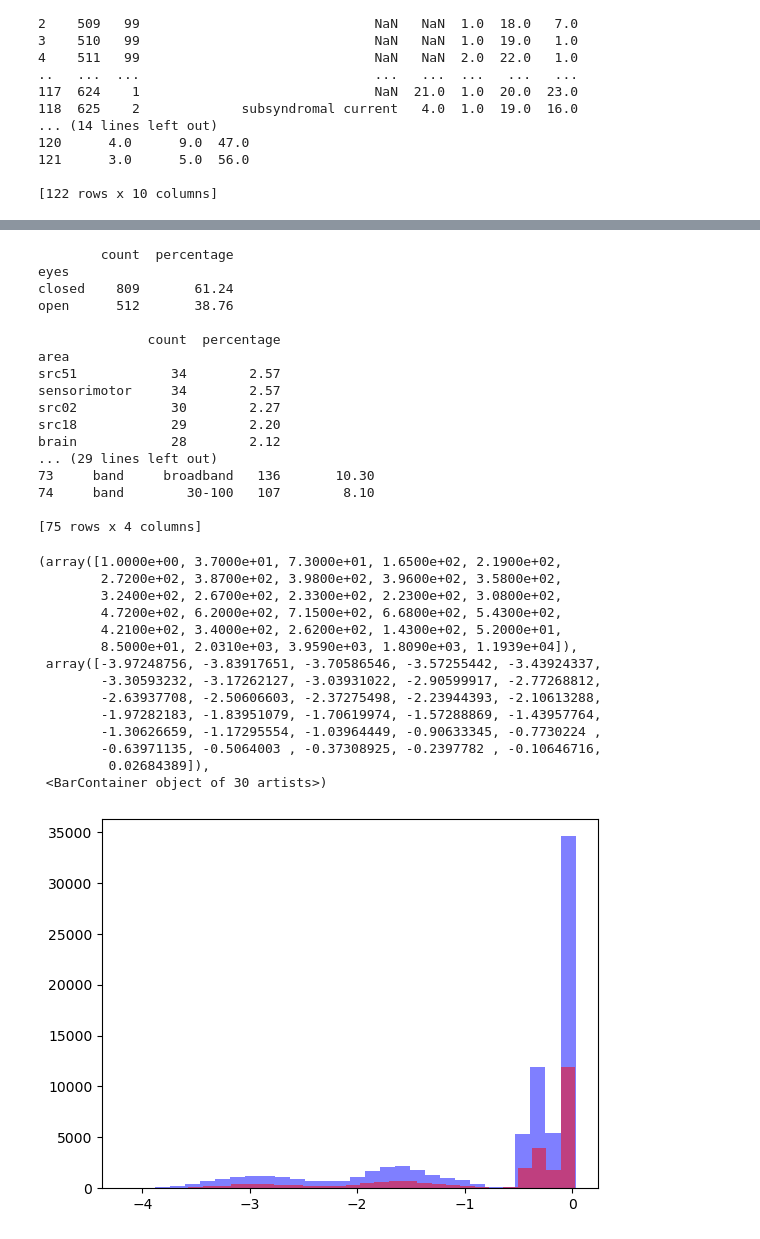
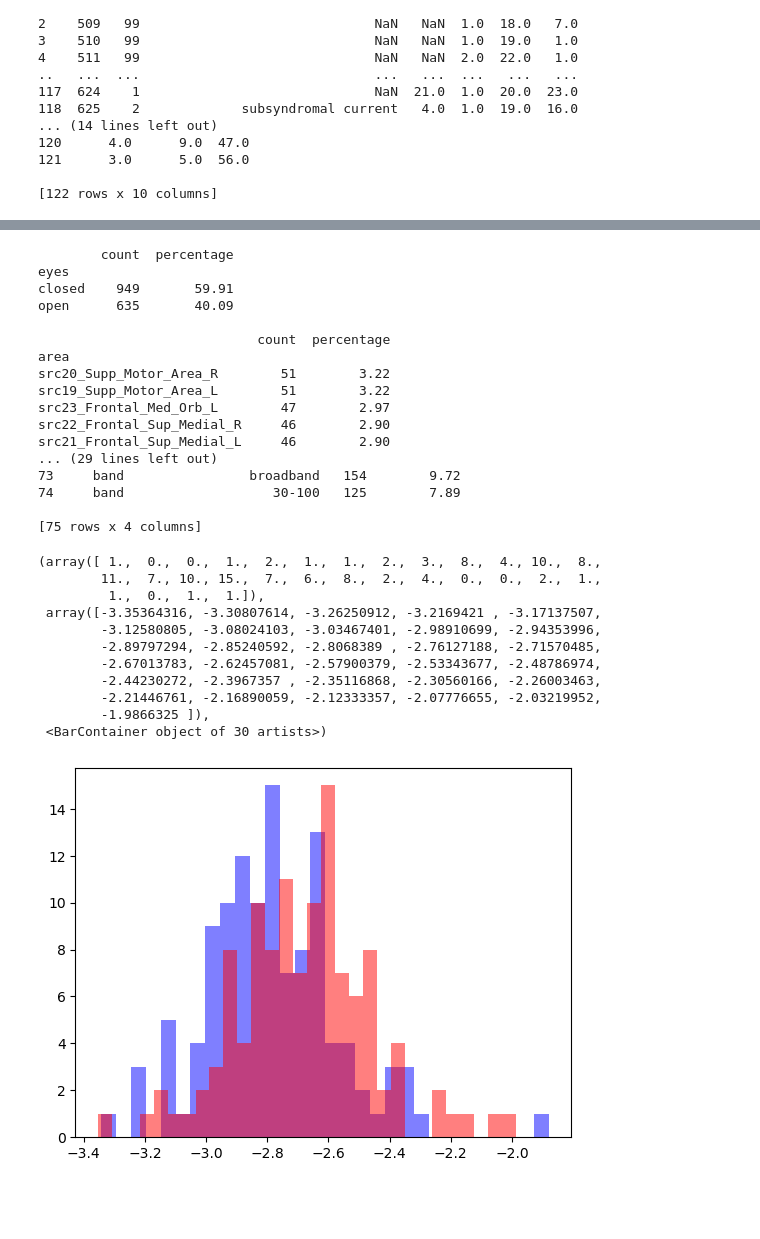
Before and after one commit to ldubravica/MScResearchProject, a Jupyter notebook: cser_analysis.ipynb, the cells around one changed output, grey strips where cells are left out. Drawn from its saved outputs; the diff is of its cells as text; code cells hidden in the pictures; blank space fills up the shorter version.

```diff
--- a/cser_analysis.ipynb
+++ b/cser_analysis.ipynb
@@ -84,18 +54,19 @@ cser_open = np.array([value[0][0] for sublist in cser_values['cser_open'][0] for
 cser_closed = np.array([value[0][0] for sublist in cser_values['cser_closed'][0] for value in sublist])
 
 # Extract band values into separate list for each band
-cser_band_open = [np.array([value[0][i] for sublist in cser_values['cser_band_open'][0] for value in sublist]) for i in range(5)]
-cser_band_closed = [np.array([value[0][i] for sublist in cser_values['cser_band_closed'][0] for value in sublist]) for i in range(5)]
+cser_band_open = [np.array([value[0][i] for sublist in cser_values['cser_band_open'][0] for value in sublist]) for i in range(6)]
+cser_band_closed = [np.array([value[0][i] for sublist in cser_values['cser_band_closed'][0] for value in sublist]) for i in range(6)]
 
 # Extract CSER from the for each of the 60 sources
 cser_source_open = [np.array([value[0][i] for sublist in cser_values['cser_source_open'][0] for value in sublist]) for i in range(60)]
 cser_source_closed = [np.array([value[0][i] for sublist in cser_values['cser_source_closed'][0] for value in sublist]) for i in range(60)]
 
 # Extract CSER from the for each of the 60 sources
-cser_source_band_open = np.array([[np.array([value[j][i] for sublist in cser_values['cser_source_band_open'][0] for value in sublist]) for i in range(60)] for j in range(5)])
-cser_source_band_closed = np.array([[np.array([value[j][i] for sublist in cser_values['cser_source_band_closed'][0] for value in sublist]) for i in range(60)] for j in range(5)])
+cser_source_band_open = np.array([[np.array([value[j][i] for sublist in cser_values['cser_source_band_open'][0] for value in sublist]) for i in range(60)] for j in range(6)])
+cser_source_band_closed = np.array([[np.array([value[j][i] for sublist in cser_values['cser_source_band_closed'][0] for value in sublist]) for i in range(60)] for j in range(6)])
 # i source x j band
 
-print("CSER Band Open:", cser_band_open)
-# print("CSER Band Closed:", cser_band_closed)
+# Extract AAL source names
+source_names = [(cser_values['source_names'][i][0][0]) for i in range(60)]
+# print("Source names:", source_names)
 # %% [output]
@@ -408,10 +324,12 @@ df['sex'] = df['sex'] - 1
 # %%
 df['intercept'] = 1
 df['age_squared'] = df['age'] ** 2
+if df['sex'].max() == 2:
+    df['sex'] = df['sex'] - 1
 
 # Perform regression analysis for each combination of eyes, area, and band
 variables = ['intercept', 'depressed', 'BDI', 'BDI_Anh', 'BDI_Mel', 'TAI', 'sex', 'age', 'age_squared']
-rlm_results = pd.DataFrame(columns=['eyes', 'area', 'band', 'variable', 'p_value', 't_value', 'p_significant'])
+rlm_results = pd.DataFrame(columns=['eyes', 'area', 'band', 'variable', 'p_value', 't_value', 'p_significant', 't_significant'])
 
 for eyes in ['open', 'closed']:
     for area in df['area'].unique():
@@ -424,7 +342,8 @@ for eyes in ['open', 'closed']:
             results = model.fit()
             # print(results.summary())
             for var in variables[1:]:
-                significant = results.pvalues[var] <= 0.05
+                p_significant = results.pvalues[var] <= 0.05
+                t_significant = abs(results.tvalues[var]) >= 1.7
                 new_permutation = pd.DataFrame([{
                     'eyes': eyes,
                     'area': area,
@@ -432,7 +351,8 @@ for eyes in ['open', 'closed']:
                     'variable': var,
                     'p_value': results.pvalues[var],
                     't_value': results.tvalues[var],
-                    'p_significant': significant
+                    'p_significant': p_significant,
+                    't_significant': t_significant
                 }])
                 rlm_results = pd.concat([rlm_results, new_permutation], ignore_index=True)
 
@@ -491,7 +452,7 @@ def count_significant_results(df, column):
     return counts, percentages
 
 for var in ['eyes', 'area', 'band']:
-    counts, percentages = count_significant_results(rlm_results[rlm_results['significant']], var)
+    counts, percentages = count_significant_results(rlm_results[rlm_results['p_significant']], var)
 
     counts_df = counts.to_frame(name='count')
     percentages_df = percentages.to_frame(name='percentage')
@@ -507,42 +468,39 @@ print(significant_results)
 # %% [output]
         count  percentage
 eyes
-closed    809       61.24
-open      512       38.76
+closed    949       59.91
+open      635       40.09
 
-              count  percentage
+                            count  percentage
 area
-src51            34        2.57
-sensorimotor     34        2.57
-src02            30        2.27
-src18            29        2.20
-brain            28        2.12
+src20_Supp_Motor_Area_R        51        3.22
+src19_Supp_Motor_Area_L        51        3.22
+src23_Frontal_Med_Orb_L        47        2.97
+src22_Frontal_Sup_Medial_R     46        2.90
+src21_Frontal_Sup_Medial_L     46        2.90
 ... (29 lines left out)
-73     band     broadband   136       10.30
-74     band        30-100   107        8.10
+73     band                broadband   154        9.72
+74     band                   30-100   125        7.89
 
 [75 rows x 4 columns]
 # %%
 # Plot the distribution of CSER values with eyes set to 'open' and 'closed'
-# plt.hist(df[df['eyes'] == 'open'][df['area'] == 'brain'][df['band'] == 'broadband']['CSER'].dropna(), bins=30, alpha=0.5, color='blue', label='CSER Open')
-# plt.hist(df[df['eyes'] == 'closed'][df['area'] == 'brain'][df['band'] == 'broadband']['CSER'].dropna(), bins=30, alpha=0.5, color='red', label='CSER Closed')
+plt.hist(df[df['eyes'] == 'open'][df['area'] == 'brain'][df['band'] == 'broadband']['CSER'].dropna(), bins=30, alpha=0.5, color='blue', label='CSER Open')
+plt.hist(df[df['eyes'] == 'closed'][df['area'] == 'brain'][df['band'] == 'broadband']['CSER'].dropna(), bins=30, alpha=0.5, color='red', label='CSER Closed')
 
 # Plot the distribution of CSER values with eyes set to 'open' and 'closed'
-plt.hist(df[df['depressed'] == 0]['CSER'].dropna(), bins=30, alpha=0.5, color='blue', label='CSER Open')
-plt.hist(df[df['depressed'] == 1]['CSER'].dropna(), bins=30, alpha=0.5, color='red', label='CSER Closed')
+# plt.hist(df[df['depressed'] == 0]['CSER'].dropna(), bins=30, alpha=0.5, color='blue', label='CSER Open')
+# plt.hist(df[df['depressed'] == 1]['CSER'].dropna(), bins=30, alpha=0.5, color='red', label='CSER Closed')
 # %% [output]
-(array([1.0000e+00, 3.7000e+01, 7.3000e+01, 1.6500e+02, 2.1900e+02,
-        2.7200e+02, 3.8700e+02, 3.9800e+02, 3.9600e+02, 3.5800e+02,
-        3.2400e+02, 2.6700e+02, 2.3300e+02, 2.2300e+02, 3.0800e+02,
-        4.7200e+02, 6.2000e+02, 7.1500e+02, 6.6800e+02, 5.4300e+02,
-        4.2100e+02, 3.4000e+02, 2.6200e+02, 1.4300e+02, 5.2000e+01,
-        8.5000e+01, 2.0310e+03, 3.9590e+03, 1.8090e+03, 1.1939e+04]),
- array([-3.97248756, -3.83917651, -3.70586546, -3.57255442, -3.43924337,
-        -3.30593232, -3.17262127, -3.03931022, -2.90599917, -2.77268812,
-        -2.63937708, -2.50606603, -2.37275498, -2.23944393, -2.10613288,
-        -1.97282183, -1.83951079, -1.70619974, -1.57288869, -1.43957764,
-        -1.30626659, -1.17295554, -1.03964449, -0.90633345, -0.7730224 ,
-        -0.63971135, -0.5064003 , -0.37308925, -0.2397782 , -0.10646716,
-         0.02684389]),
+(array([ 1.,  0.,  0.,  1.,  2.,  1.,  1.,  2.,  3.,  8.,  4., 10.,  8.,
+        11.,  7., 10., 15.,  7.,  6.,  8.,  2.,  4.,  0.,  0.,  2.,  1.,
+         1.,  0.,  1.,  1.]),
+ array([-3.35364316, -3.30807614, -3.26250912, -3.2169421 , -3.17137507,
+        -3.12580805, -3.08024103, -3.03467401, -2.98910699, -2.94353996,
+        -2.89797294, -2.85240592, -2.8068389 , -2.76127188, -2.71570485,
+        -2.67013783, -2.62457081, -2.57900379, -2.53343677, -2.48786974,
+        -2.44230272, -2.3967357 , -2.35116868, -2.30560166, -2.26003463,
+        -2.21446761, -2.16890059, -2.12333357, -2.07776655, -2.03219952,
+        -1.9866325 ]),
  <BarContainer object of 30 artists>)
-[figure, old version]
+[figure, new version]
```
Also changed, not shown: parts of 15 cells of this notebook, 12 other files.
